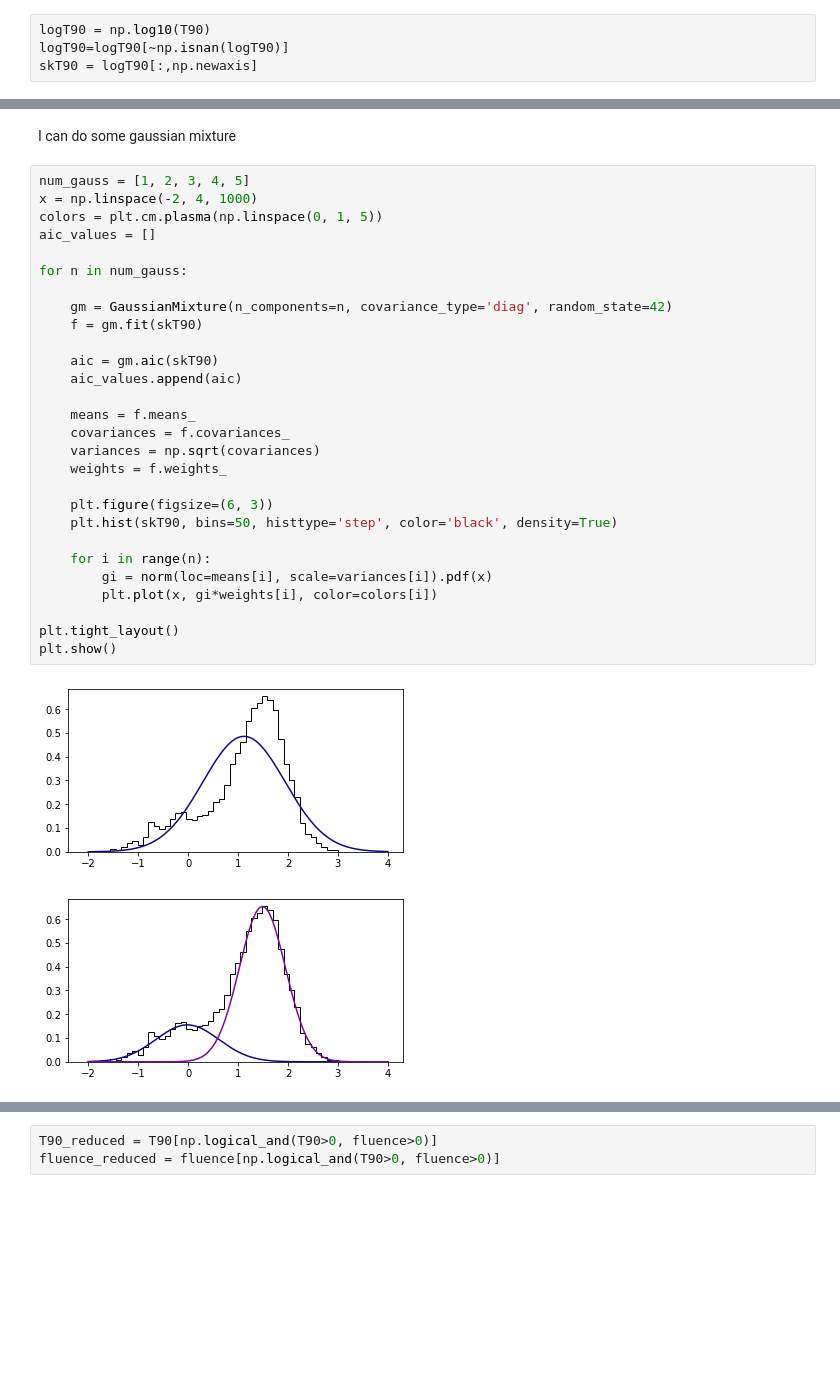
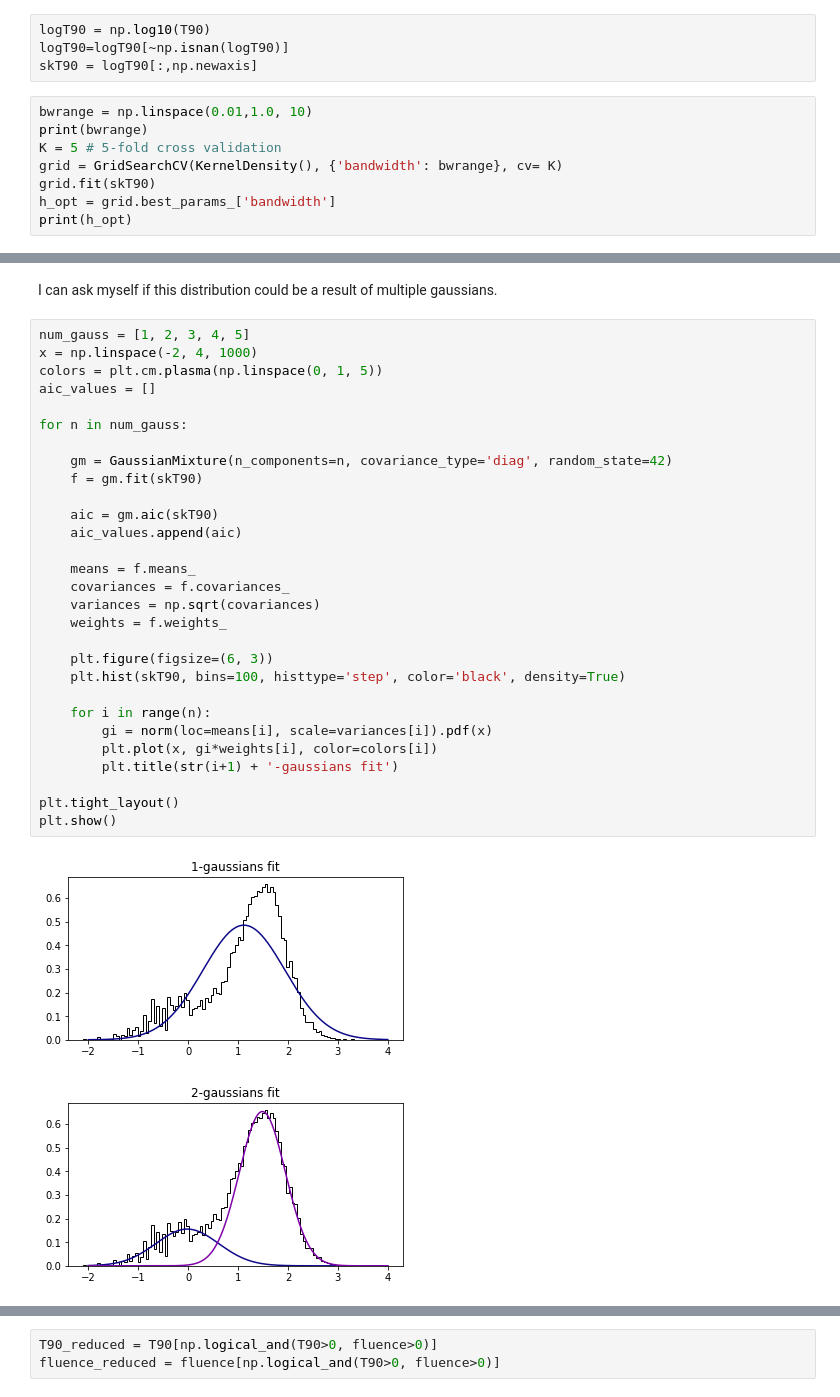
Before and after one commit to LorenzoVigan56/astrostatistics_bicocca_2024, a Jupyter notebook: working/L14_GammaRayBursts.ipynb, the cells around one changed output, grey strips where cells are left out. Drawn from its saved outputs; the diff is of its cells as text; blank space fills up the shorter version.

```diff
--- a/working/L14_GammaRayBursts.ipynb
+++ b/working/L14_GammaRayBursts.ipynb
@@ -58,3 +59,11 @@ plt.legend();
 logT90 = np.log10(T90)
 logT90=logT90[~np.isnan(logT90)]
 skT90 = logT90[:,np.newaxis]
+# %%
+bwrange = np.linspace(0.01,1.0, 10)
+print(bwrange)
+K = 5 # 5-fold cross validation
+grid = GridSearchCV(KernelDensity(), {'bandwidth': bwrange}, cv= K)
+grid.fit(skT90)
+h_opt = grid.best_params_['bandwidth']
+print(h_opt)
@@ -72,33 +85,34 @@ plt.legend();
 # %% [markdown]
-I can do some gaussian mixture
+I can ask myself if this distribution could be a result of multiple gaussians.
 # %%
 num_gauss = [1, 2, 3, 4, 5]
 x = np.linspace(-2, 4, 1000)
 colors = plt.cm.plasma(np.linspace(0, 1, 5))
 aic_values = []
 
 for n in num_gauss:
 
     gm = GaussianMixture(n_components=n, covariance_type='diag', random_state=42)
     f = gm.fit(skT90)
 
     aic = gm.aic(skT90)
     aic_values.append(aic)
 
     means = f.means_
     covariances = f.covariances_
     variances = np.sqrt(covariances)
     weights = f.weights_
 
     plt.figure(figsize=(6, 3))
-    plt.hist(skT90, bins=50, histtype='step', color='black', density=True)
+    plt.hist(skT90, bins=100, histtype='step', color='black', density=True)
 
     for i in range(n):
         gi = norm(loc=means[i], scale=variances[i]).pdf(x)
         plt.plot(x, gi*weights[i], color=colors[i])
+        plt.title(str(i+1) + '-gaussians fit')
 
 plt.tight_layout()
 plt.show()
 # %% [output]
-[figure, old version]
+[figure, new version]
-[figure, old version]
+[figure, new version]
```
Also changed, not shown: parts of 27 cells of this notebook, 6 other files.
